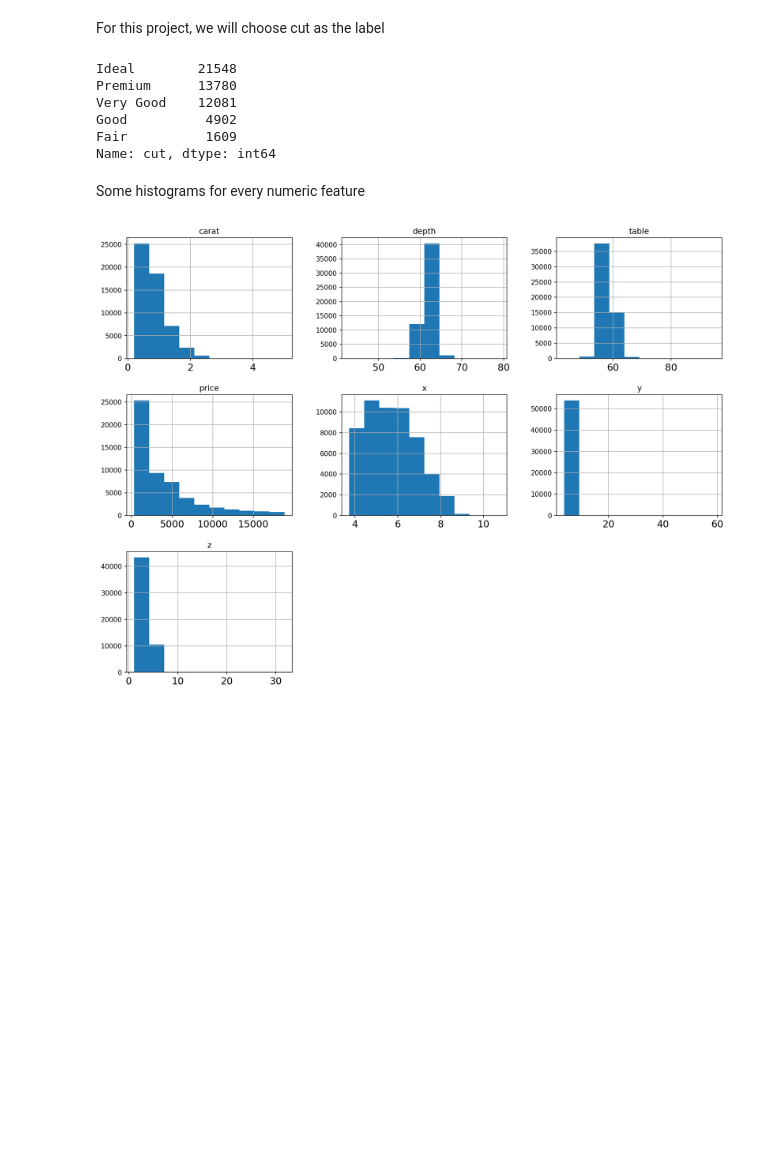
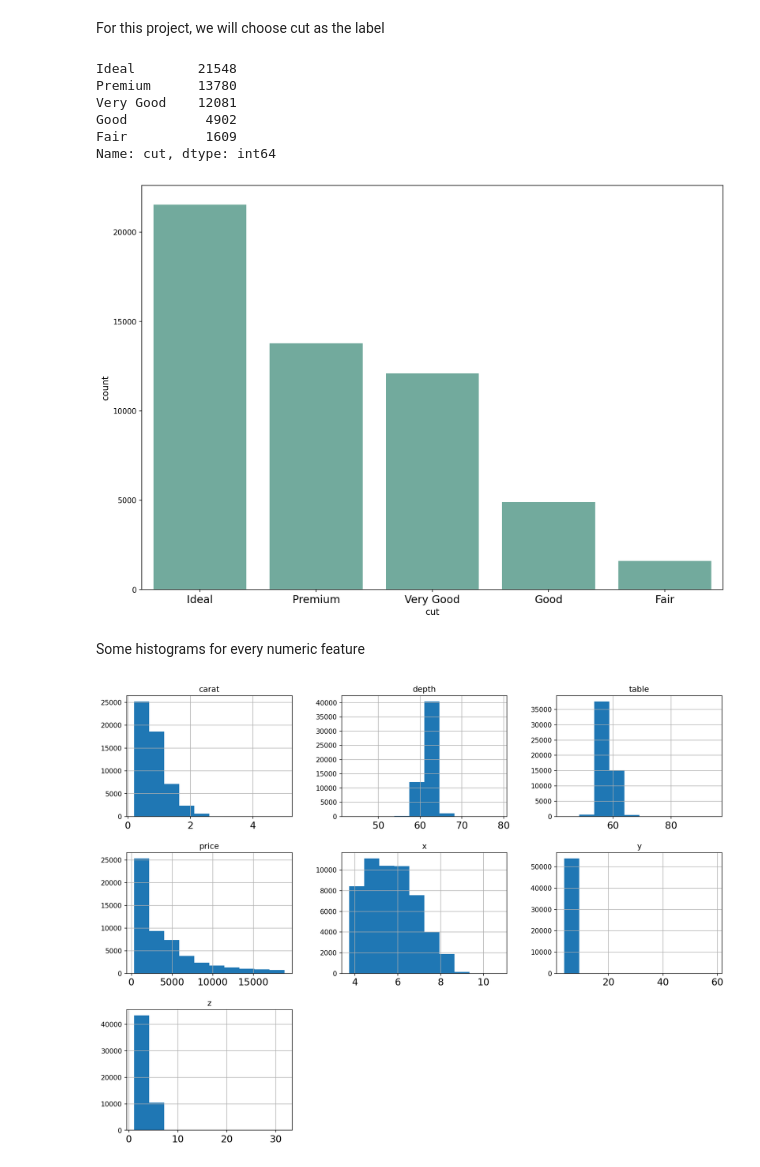
Before and after one commit to SrPhoenix/TAA_project1, a Jupyter notebook: Diamonds Project.ipynb, the cells around one changed output. Drawn from its saved outputs; the diff is of its cells as text; code cells hidden in the pictures; blank space fills up the shorter version.

Commit message:
more graph

```diff
--- a/Diamonds Project.ipynb
+++ b/Diamonds Project.ipynb
@@ -317,6 +317,17 @@ Very Good    12081
 Good          4902
 Fair          1609
 Name: cut, dtype: int64
+# %%
+plt.figure(figsize=(14, 10))
+
+sns.countplot(
+    x= "cut",
+    data=data,
+    color='#69b3a2',
+    order= ["Ideal","Premium","Very Good", "Good", "Fair"]
+    );
+# %% [output]
+[figure, added]
 # %% [markdown]
 Some histograms for every numeric feature
 # %%
```
Also changed, not shown: parts of 12 cells of this notebook.
